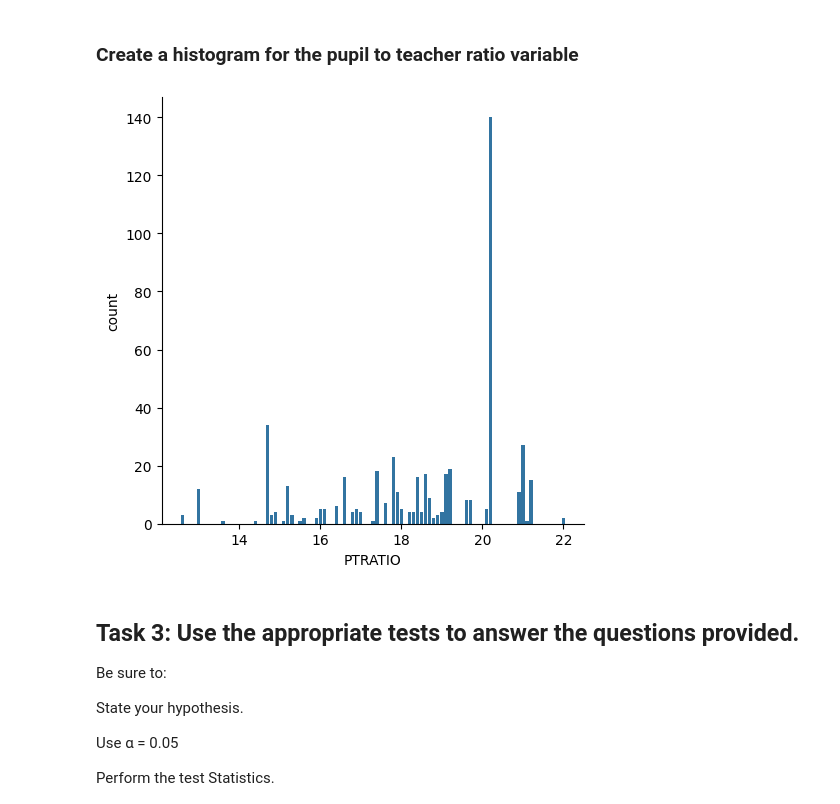
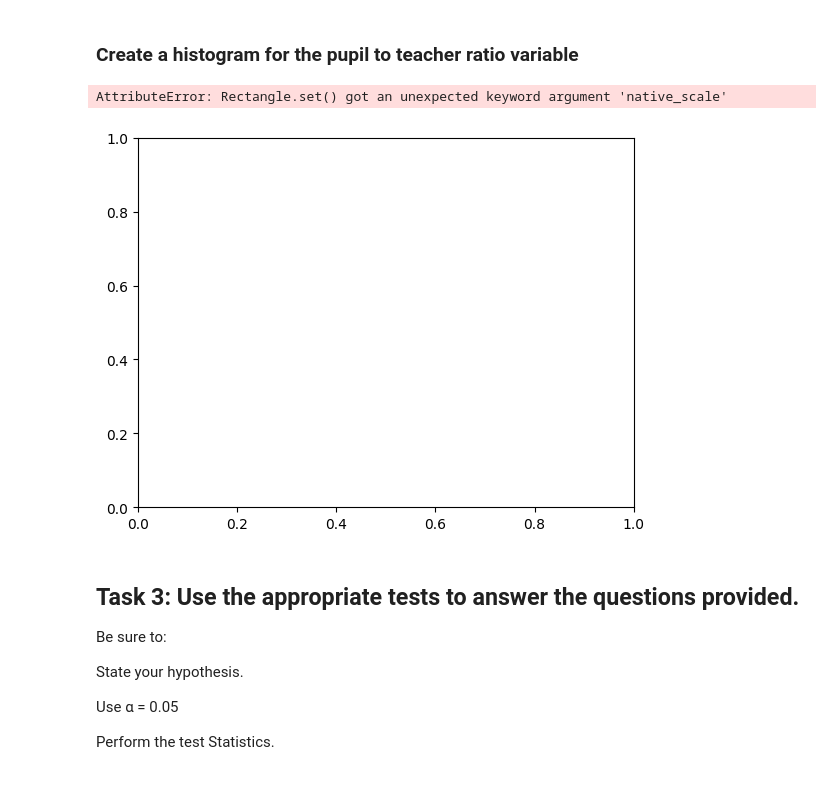
Before and after one commit to maria-snarava/data-science-study, a Jupyter notebook: RealEstateMarketAnalysis.ipynb, the cells around one changed output. Saved outputs shown, nothing was run; the diff lists cells and outputs as text; code cells hidden in the pictures.

```diff
--- a/RealEstateMarketAnalysis.ipynb
+++ b/RealEstateMarketAnalysis.ipynb
@@ -117,10 +117,11 @@ At the plot we could see corelation btw NOX and INDUS values.
 
 ### Create a histogram for the pupil to teacher ratio variable
 # %%
-sns.catplot(x='PTRATIO', kind='count', data=boston_df, native_scale=True)
+sns.histplot(x='PTRATIO', data=boston_df, native_scale=True)
 plt.show()
 # %% [output]
+AttributeError: Rectangle.set() got an unexpected keyword argument 'native_scale'
-[figure, old version]
+[figure, new version]
 # %% [markdown]
 ## Task 3: Use the appropriate tests to answer the questions provided.
 Be sure to:
```
